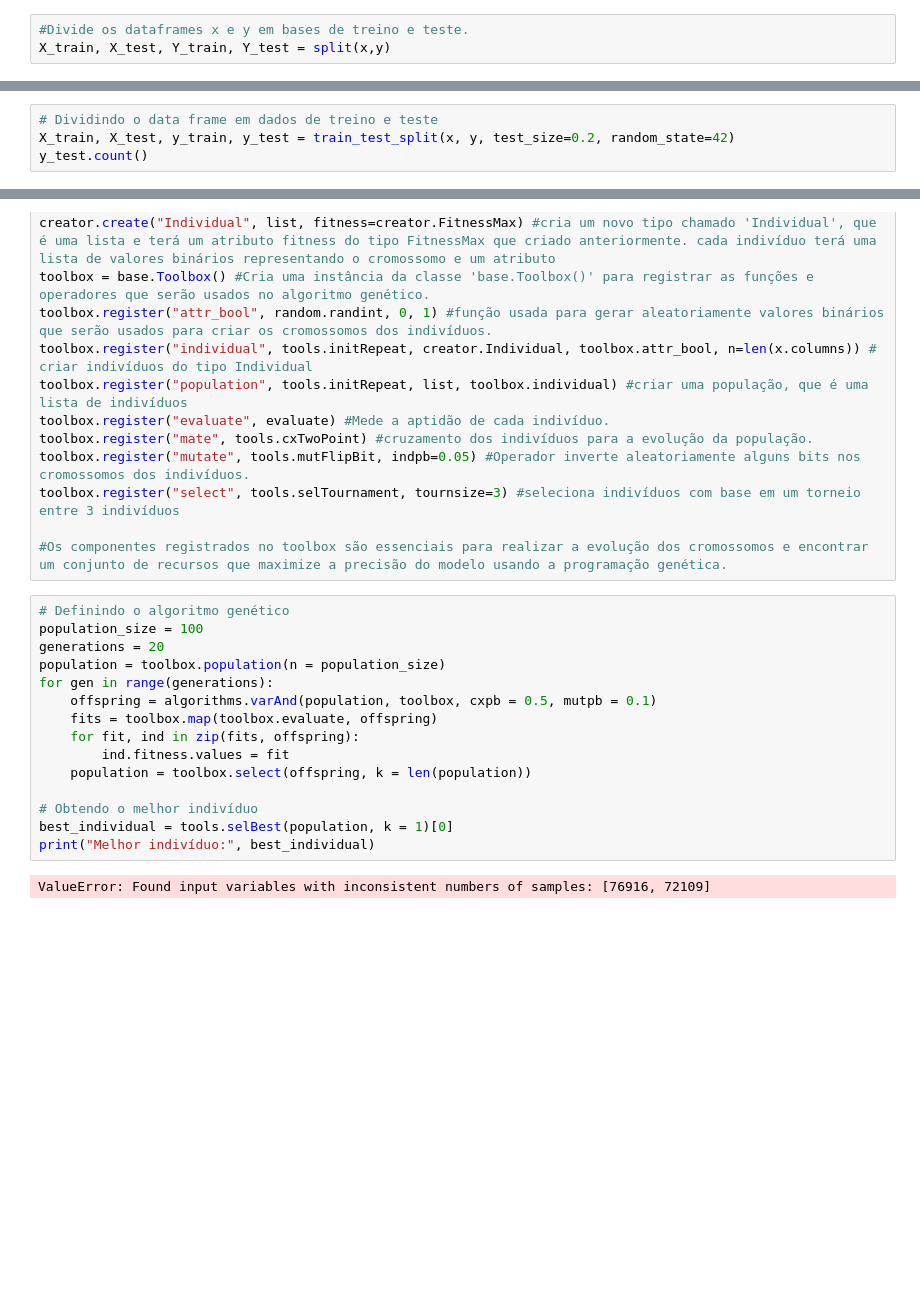
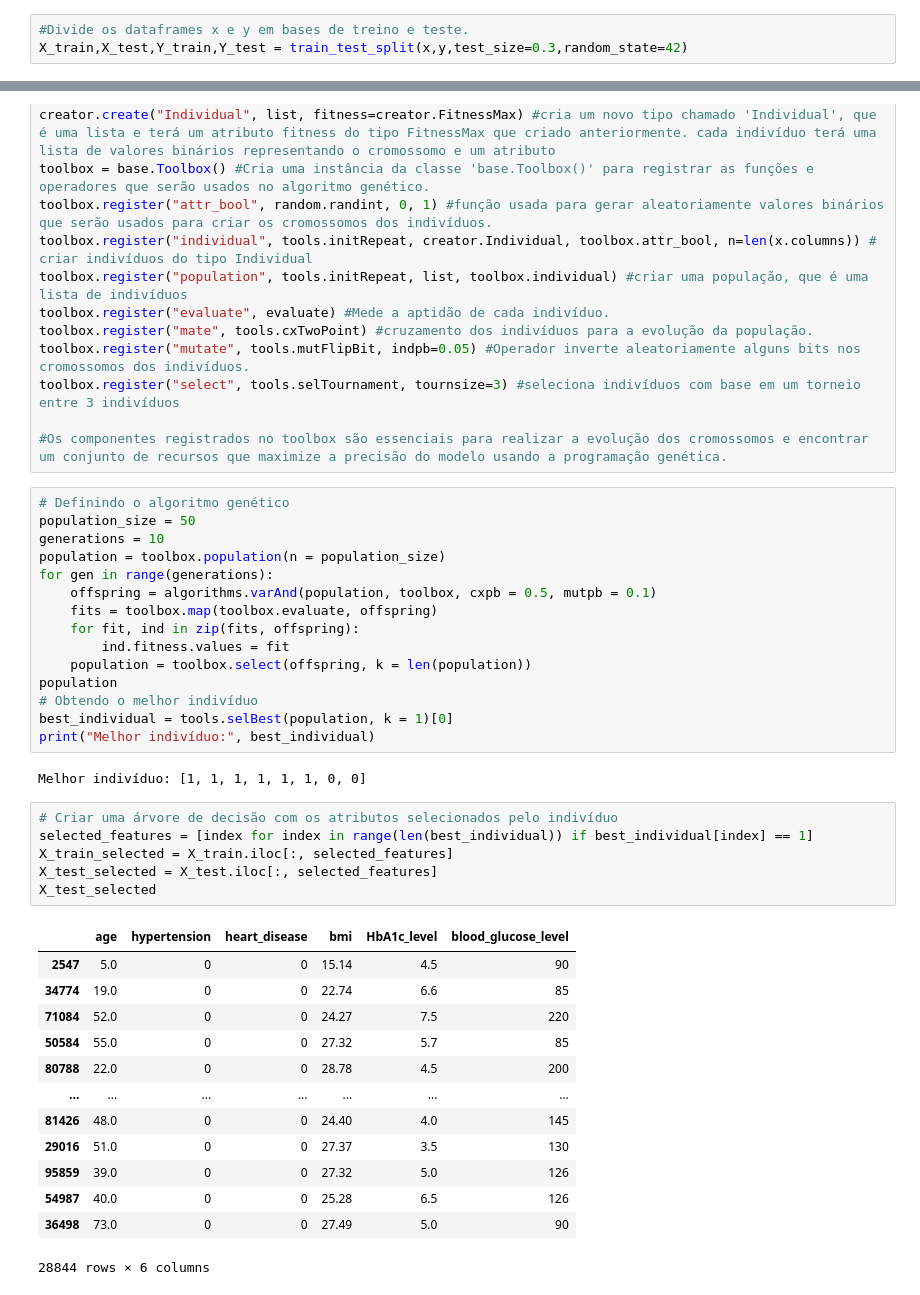
Before and after one commit to christhiangoncalves/Machine_Learning_Genetic_Programming, a Jupyter notebook: ML_GP_Diabetes_Prediction copy.ipynb, the cells around one changed output, grey strips where cells are left out. Drawn from its saved outputs; the diff is of its cells as text; blank space fills up the shorter version.

```diff
--- a/ML_GP_Diabetes_Prediction.ipynb
+++ b/ML_GP_Diabetes_Prediction copy.ipynb
@@ -361,6 +357,6 @@ score1
 | 7 | RadialSVM | 0.945501 |
 # %%
 #Divide os dataframes x e y em bases de treino e teste.
-X_train, X_test, Y_train, Y_test = split(x,y)
+X_train,X_test,Y_train,Y_test = train_test_split(x,y,test_size=0.3,random_state=42)
 # %%
 #Mostra a acuracia das 5 gerações geradas
@@ -406,7 +401,3 @@ def evaluate(individual):
     clf.fit(X_train_selected, Y_train)
     y_pred = clf.predict(X_test_selected)
     return accuracy_score(Y_test, y_pred),
-# %%
-# Dividindo o data frame em dados de treino e teste
-X_train, X_test, y_train, y_test = train_test_split(x, y, test_size=0.2, random_state=42)
-y_test.count()
@@ -434,8 +423,8 @@ toolbox.register("select", tools.selTournament, tournsize=3) #seleciona indivíd
 #Os componentes registrados no toolbox são essenciais para realizar a evolução dos cromossomos e encontrar um conjunto de recursos que maximize a precisão do modelo usando a programação genética.
 # %%
 # Definindo o algoritmo genético
-population_size = 100
-generations = 20
+population_size = 50
+generations = 10
 population = toolbox.population(n = population_size)
 for gen in range(generations):
     offspring = algorithms.varAnd(population, toolbox, cxpb = 0.5, mutpb = 0.1)
@@ -443,9 +432,29 @@ for gen in range(generations):
     for fit, ind in zip(fits, offspring):
         ind.fitness.values = fit
     population = toolbox.select(offspring, k = len(population))
-
+population
 # Obtendo o melhor indivíduo
 best_individual = tools.selBest(population, k = 1)[0]
 print("Melhor indivíduo:", best_individual)
 # %% [output]
-ValueError: Found input variables with inconsistent numbers of samples: [76916, 72109]
+Melhor indivíduo: [1, 1, 1, 1, 1, 1, 0, 0]
+# %%
+# Criar uma árvore de decisão com os atributos selecionados pelo indivíduo
+selected_features = [index for index in range(len(best_individual)) if best_individual[index] == 1]
+X_train_selected = X_train.iloc[:, selected_features]
+X_test_selected = X_test.iloc[:, selected_features]
+X_test_selected
+# %% [output]
+|  | age | hypertension | heart_disease | bmi | HbA1c_level | blood_glucose_level |
+| 2547 | 5.0 | 0 | 0 | 15.14 | 4.5 | 90 |
+| 34774 | 19.0 | 0 | 0 | 22.74 | 6.6 | 85 |
+| 71084 | 52.0 | 0 | 0 | 24.27 | 7.5 | 220 |
+| 50584 | 55.0 | 0 | 0 | 27.32 | 5.7 | 85 |
+| 80788 | 22.0 | 0 | 0 | 28.78 | 4.5 | 200 |
+| ... | ... | ... | ... | ... | ... | ... |
+| 81426 | 48.0 | 0 | 0 | 24.40 | 4.0 | 145 |
+| 29016 | 51.0 | 0 | 0 | 27.37 | 3.5 | 130 |
+| 95859 | 39.0 | 0 | 0 | 27.32 | 5.0 | 126 |
+| 54987 | 40.0 | 0 | 0 | 25.28 | 6.5 | 126 |
+| 36498 | 73.0 | 0 | 0 | 27.49 | 5.0 | 90 |
+28844 rows × 6 columns
```
Also changed, not shown: parts of 13 cells of this notebook, 2 other files.
